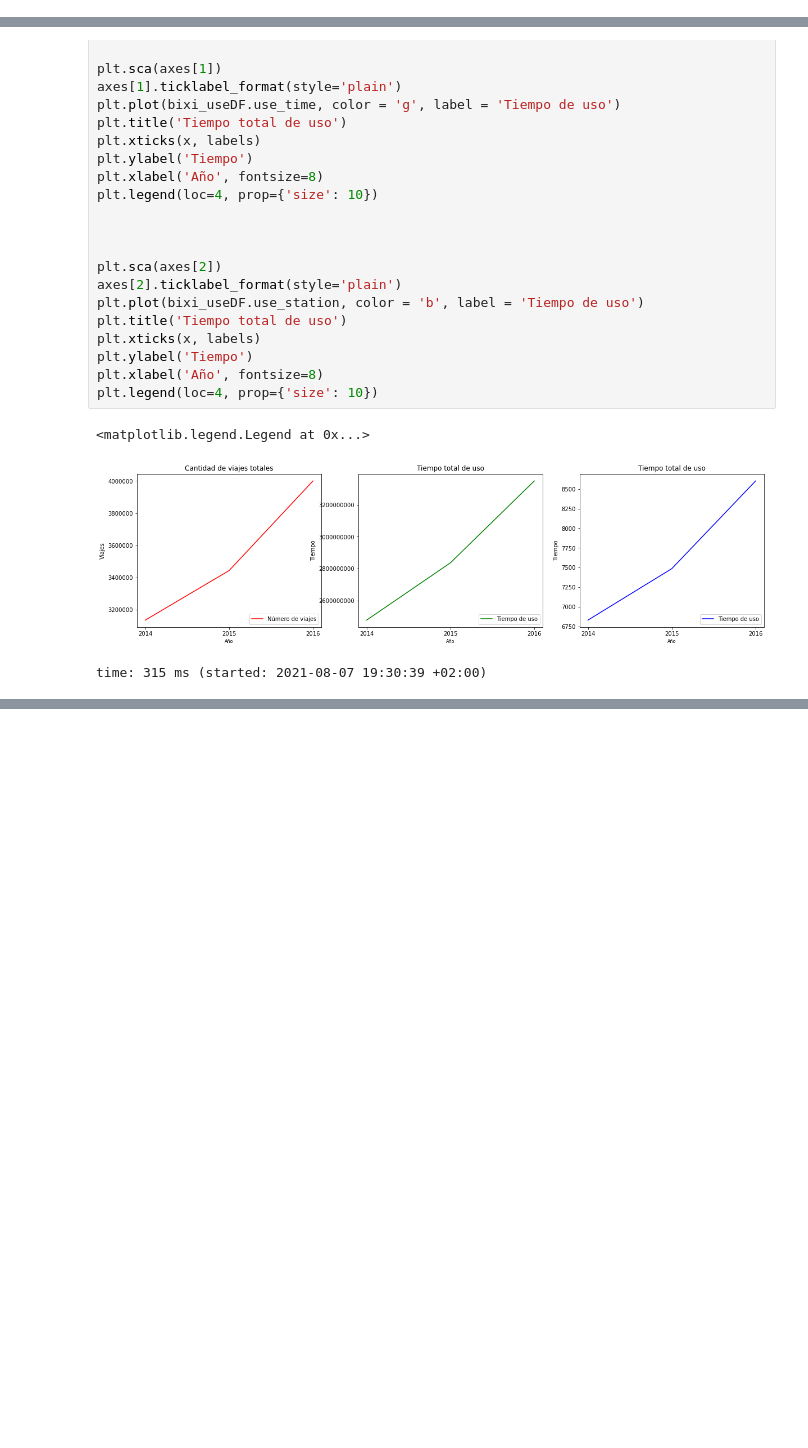
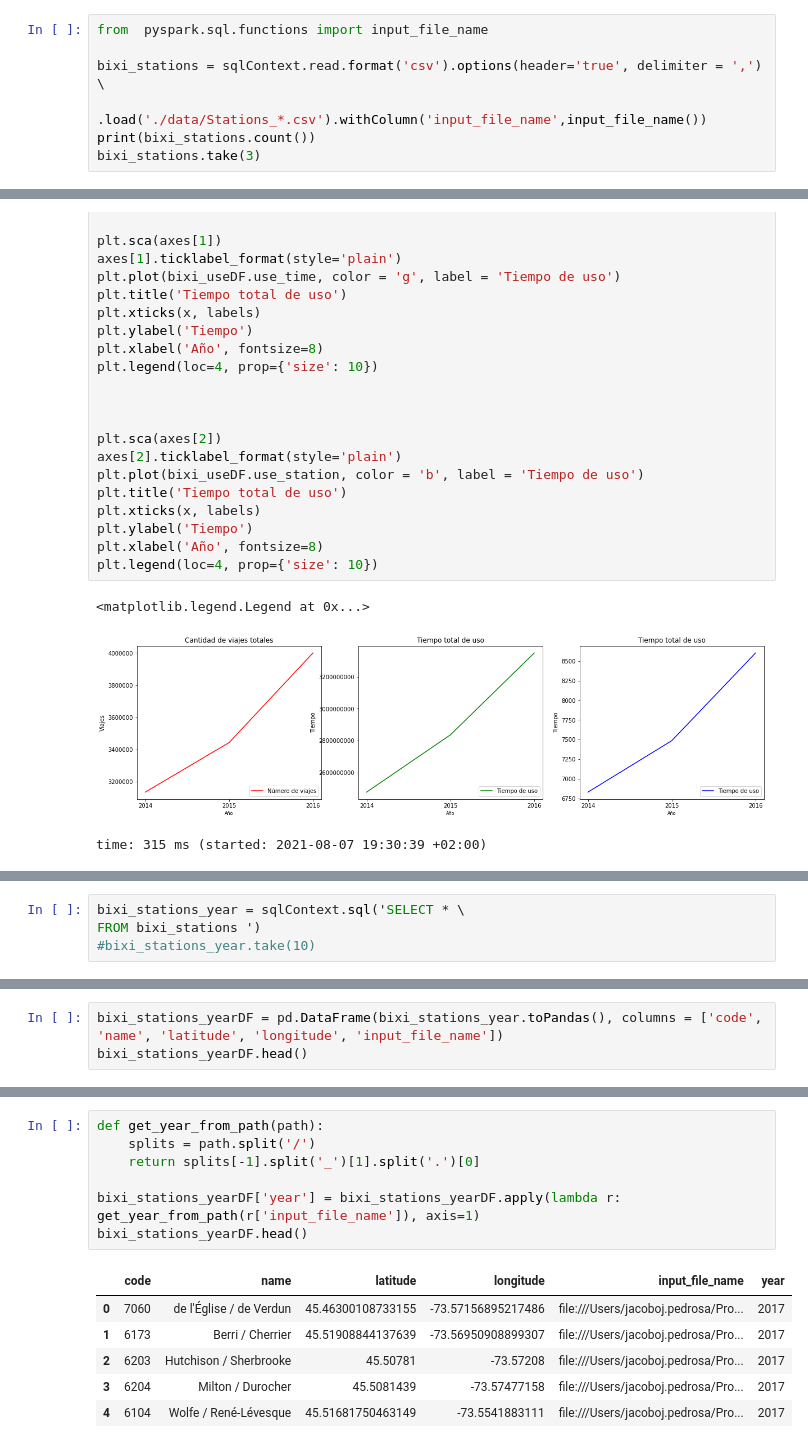
Before and after one commit to jacobojpedrosa/bixi-data_analysis, a Jupyter notebook: metyis_challenge.ipynb, the cells around one changed output, grey strips where cells are left out. Cells and saved outputs as stored; diff of their text form; blank space fills up the shorter version.

```diff
--- a/metyis_challenge.ipynb
+++ b/metyis_challenge.ipynb
@@ -118,0 +86,7 @@ time: 437 ms (started: 2021-08-07 19:00:34 +02:00)
+# %%
+from  pyspark.sql.functions import input_file_name
+
+bixi_stations = sqlContext.read.format('csv').options(header='true', delimiter = ',') \
+        .load('./data/Stations_*.csv').withColumn('input_file_name',input_file_name())
+print(bixi_stations.count())
+bixi_stations.take(3)
@@ -373,0 +421,4 @@ time: 315 ms (started: 2021-08-07 19:30:39 +02:00)
+# %%
+bixi_stations_year = sqlContext.sql('SELECT * \
+FROM bixi_stations ')
+#bixi_stations_year.take(10)
@@ -373,0 +427,3 @@ time: 315 ms (started: 2021-08-07 19:30:39 +02:00)
+# %%
+bixi_stations_yearDF = pd.DataFrame(bixi_stations_year.toPandas(), columns = ['code', 'name', 'latitude', 'longitude', 'input_file_name'])
+bixi_stations_yearDF.head()
@@ -373,0 +438,14 @@ time: 315 ms (started: 2021-08-07 19:30:39 +02:00)
+# %%
+def get_year_from_path(path):
+    splits = path.split('/')
+    return splits[-1].split('_')[1].split('.')[0]
+
+bixi_stations_yearDF['year'] = bixi_stations_yearDF.apply(lambda r: get_year_from_path(r['input_file_name']), axis=1)
+bixi_stations_yearDF.head()
+# %% [output]
+|  | code | name | latitude | longitude | input_file_name | year |
+| 0 | 7060 | de l'Église / de Verdun | 45.46300108733155 | -73.57156895217486 | file:///Users/jacoboj.pedrosa/Pro... | 2017 |
+| 1 | 6173 | Berri / Cherrier | 45.51908844137639 | -73.56950908899307 | file:///Users/jacoboj.pedrosa/Pro... | 2017 |
+| 2 | 6203 | Hutchison / Sherbrooke | 45.50781 | -73.57208 | file:///Users/jacoboj.pedrosa/Pro... | 2017 |
+| 3 | 6204 | Milton / Durocher | 45.5081439 | -73.57477158 | file:///Users/jacoboj.pedrosa/Pro... | 2017 |
+| 4 | 6104 | Wolfe / René-Lévesque | 45.51681750463149 | -73.5541883111 | file:///Users/jacoboj.pedrosa/Pro... | 2017 |
```
Also changed, not shown: parts of 29 cells of this notebook.
